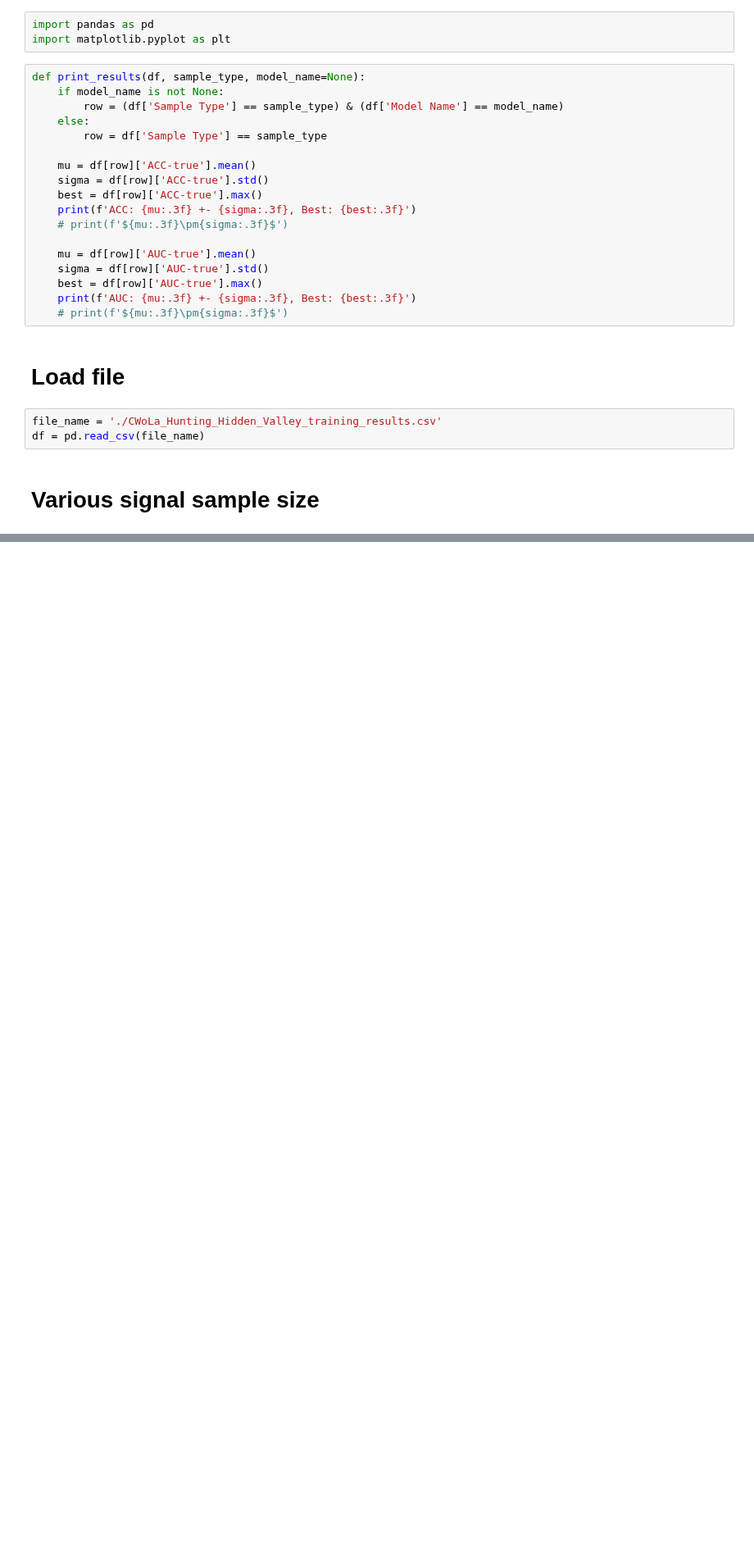
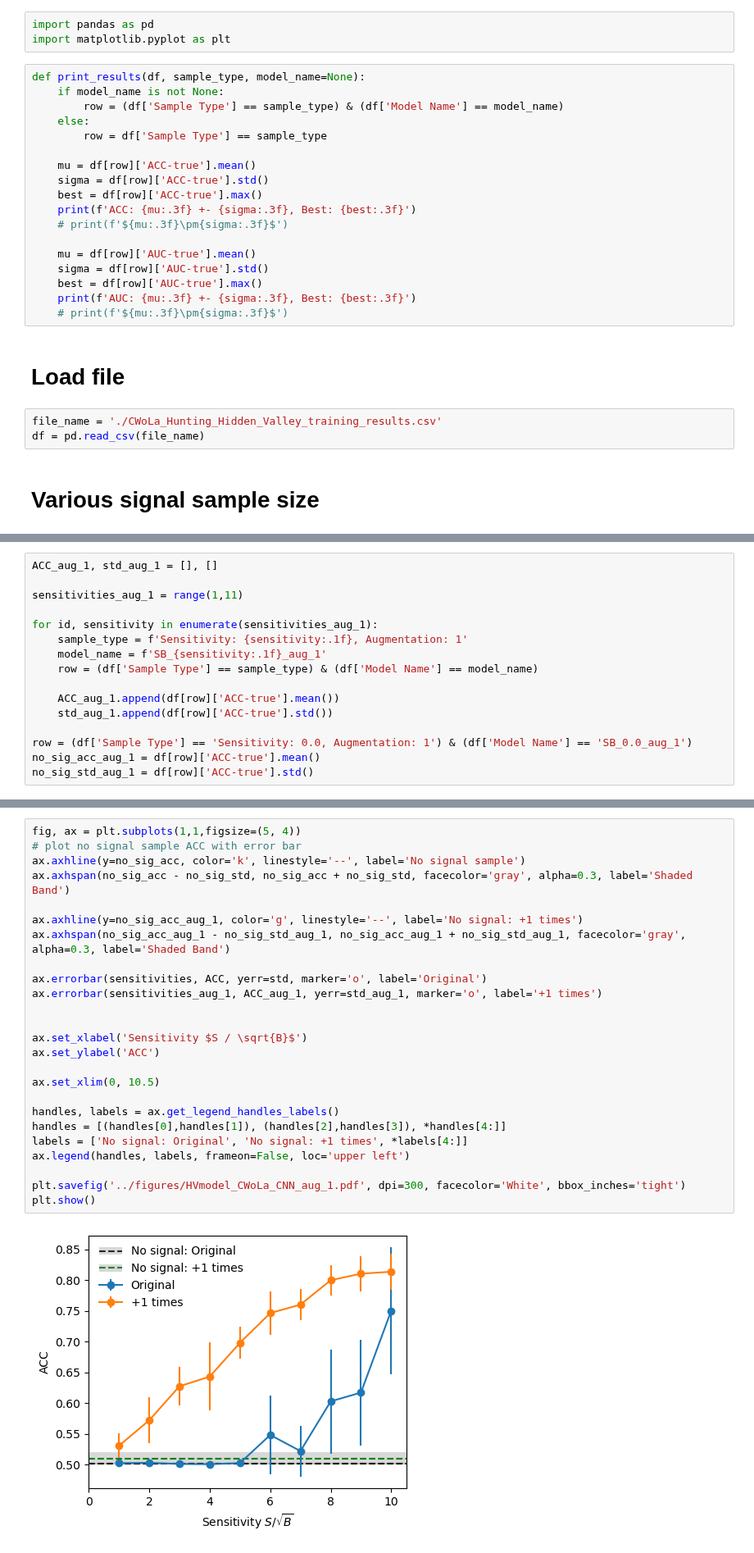
Before and after one commit to r10222035/data_augmentation, a Jupyter notebook: CNN/read_CNN_results.ipynb, the cells around one changed output, grey strips where cells are left out. Shown at 82% size. Saved outputs shown, nothing was run; the diff lists cells and outputs as text; blank space fills up the shorter version.

```diff
--- a/CNN/read_CNN_results.ipynb
+++ b/CNN/read_CNN_results.ipynb
@@ -45,0 +45,16 @@ for id, sensitivity in enumerate(sensitivities):
+# %%
+ACC_aug_1, std_aug_1 = [], []
+
+sensitivities_aug_1 = range(1,11)
+
+for id, sensitivity in enumerate(sensitivities_aug_1):
+    sample_type = f'Sensitivity: {sensitivity:.1f}, Augmentation: 1'
+    model_name = f'SB_{sensitivity:.1f}_aug_1'
+    row = (df['Sample Type'] == sample_type) & (df['Model Name'] == model_name)
+
+    ACC_aug_1.append(df[row]['ACC-true'].mean())
+    std_aug_1.append(df[row]['ACC-true'].std())
+
+row = (df['Sample Type'] == 'Sensitivity: 0.0, Augmentation: 1') & (df['Model Name'] == 'SB_0.0_aug_1')
+no_sig_acc_aug_1 = df[row]['ACC-true'].mean()
+no_sig_std_aug_1 = df[row]['ACC-true'].std()
@@ -66,0 +100,27 @@ plt.show()
+# %%
+fig, ax = plt.subplots(1,1,figsize=(5, 4))
+# plot no signal sample ACC with error bar
+ax.axhline(y=no_sig_acc, color='k', linestyle='--', label='No signal sample')
+ax.axhspan(no_sig_acc - no_sig_std, no_sig_acc + no_sig_std, facecolor='gray', alpha=0.3, label='Shaded Band')
+
+ax.axhline(y=no_sig_acc_aug_1, color='g', linestyle='--', label='No signal: +1 times')
+ax.axhspan(no_sig_acc_aug_1 - no_sig_std_aug_1, no_sig_acc_aug_1 + no_sig_std_aug_1, facecolor='gray', alpha=0.3, label='Shaded Band')
+
+ax.errorbar(sensitivities, ACC, yerr=std, marker='o', label='Original')
+ax.errorbar(sensitivities_aug_1, ACC_aug_1, yerr=std_aug_1, marker='o', label='+1 times')
+
+
+ax.set_xlabel('Sensitivity $S / \sqrt{B}$')
+ax.set_ylabel('ACC')
+
+ax.set_xlim(0, 10.5)
+
+handles, labels = ax.get_legend_handles_labels()
+handles = [(handles[0],handles[1]), (handles[2],handles[3]), *handles[4:]]
+labels = ['No signal: Original', 'No signal: +1 times', *labels[4:]]
+ax.legend(handles, labels, frameon=False, loc='upper left')
+
+plt.savefig('../figures/HVmodel_CWoLa_CNN_aug_1.pdf', dpi=300, facecolor='White', bbox_inches='tight')
+plt.show()
+# %% [output]
+[figure, added]
```
Also changed, not shown: parts of 7 cells of this notebook, 5 other files.
